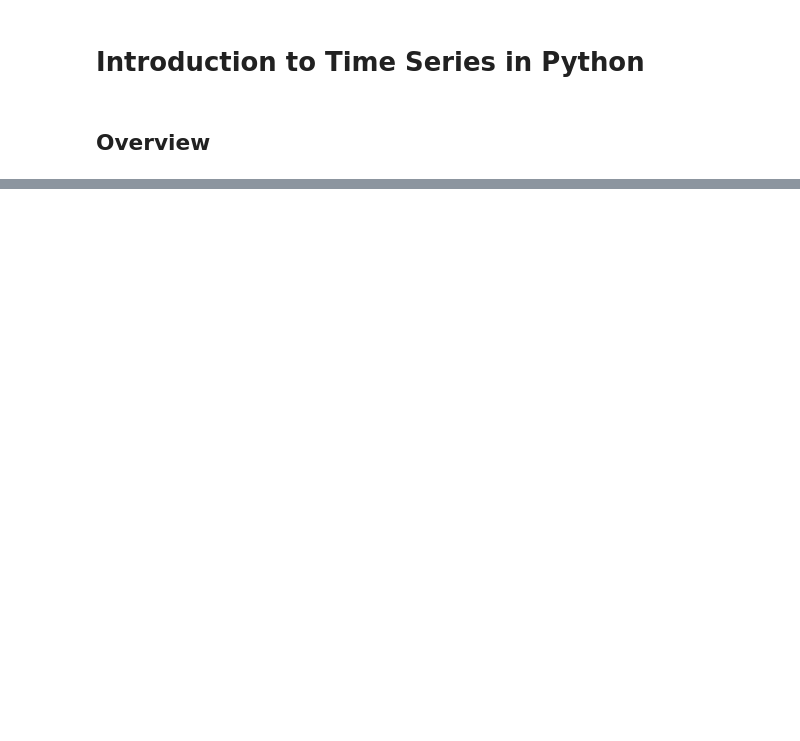
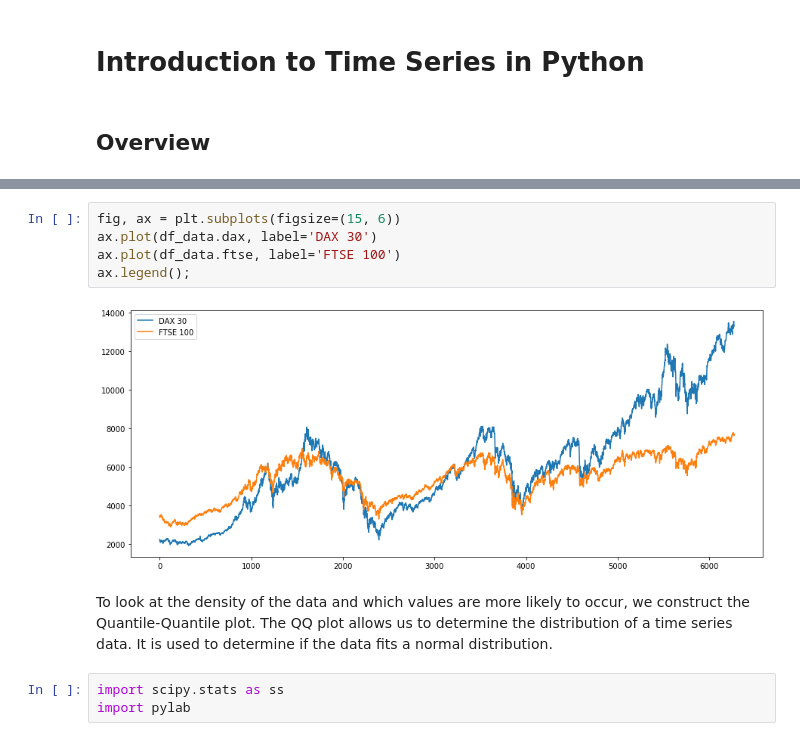
Before and after one commit to sheikhomar/time-series-analysis, a Jupyter notebook: 03-intro.ipynb, the cells around one changed output, grey strips where cells are left out. Drawn from its saved outputs; the diff is of its cells as text; blank space fills up the shorter version.

```diff
--- a/03-intro.ipynb
+++ b/03-intro.ipynb
@@ -22,0 +83,12 @@
+# %%
+fig, ax = plt.subplots(figsize=(15, 6))
+ax.plot(df_data.dax, label='DAX 30')
+ax.plot(df_data.ftse, label='FTSE 100')
+ax.legend();
+# %% [output]
+[figure, added]
+# %% [markdown]
+To look at the density of the data and which values are more likely to occur, we construct the Quantile-Quantile plot. The QQ plot allows us to determine the distribution of a time series data. It is used to determine if the data fits a normal distribution.
+# %%
+import scipy.stats as ss
+import pylab
```
Also changed, not shown: parts of 16 cells of this notebook, 1 other file.
